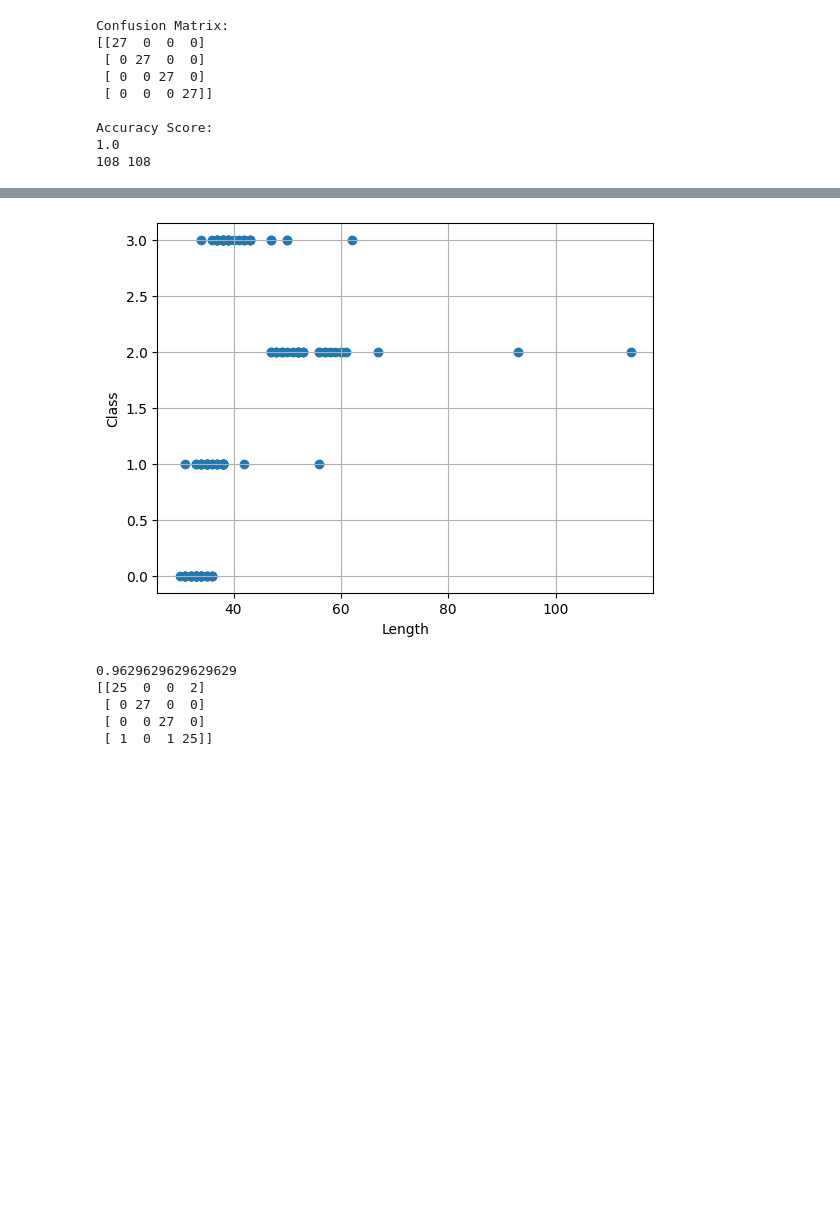
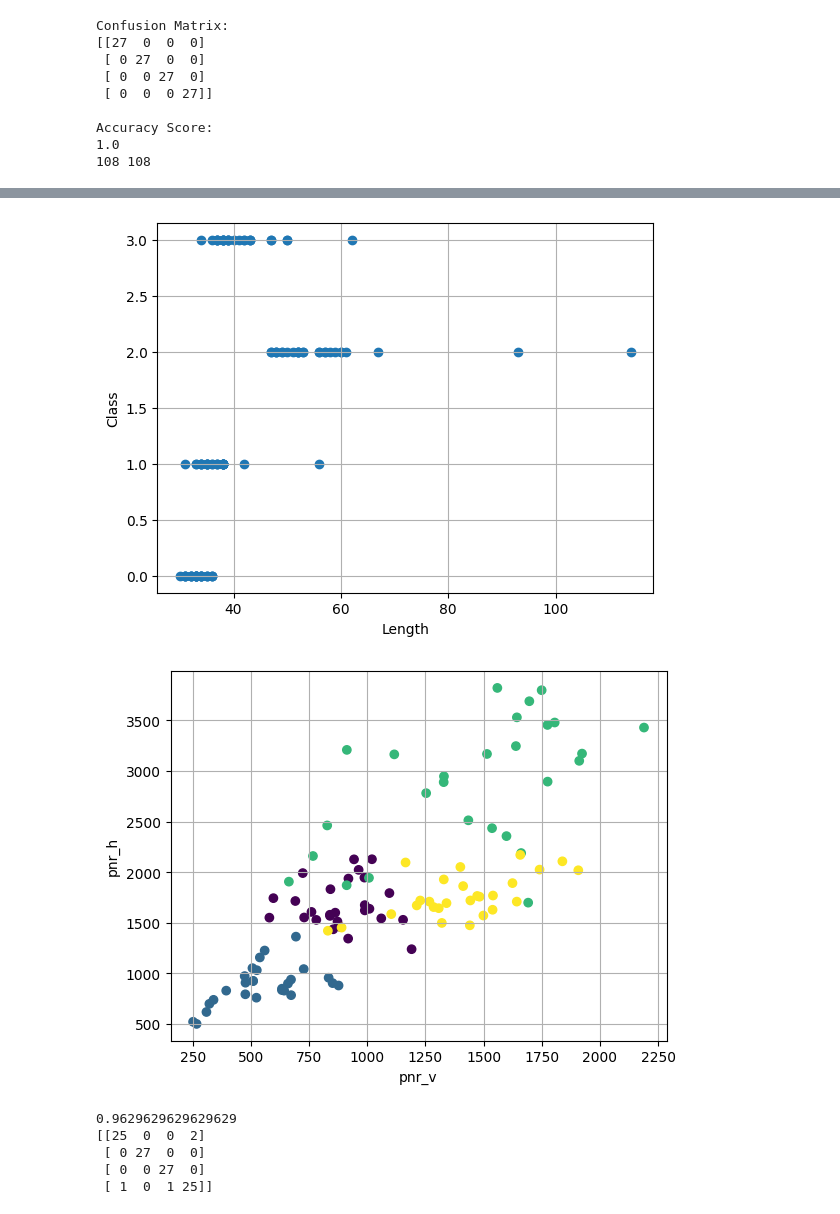
Before and after one commit to JasonSchultzz/engr418, a Jupyter notebook: project/Group_5_stage_2.ipynb, the cells around one changed output, grey strips where cells are left out. Saved outputs shown, nothing was run; the diff lists cells and outputs as text; code cells hidden in the pictures; blank space fills up the shorter version.

```diff
--- a/project/Group_5_stage_2.ipynb
+++ b/project/Group_5_stage_2.ipynb
@@ -152,7 +152,7 @@ def evaluate_model_metrics(true_labels, predicted_labels) -> None:
     print("\nAccuracy Score:")
     print(accuracy_score(true_labels, predicted_labels))
 
-def process_image(image_array, edge_thresh, peak_threshold, im_width, im_length):
+def process_image(image_array, edge_thresh, im_width, im_length):
     image_array = (image_array - np.min(image_array))*255/(np.max(image_array) - np.min(image_array))
     im = Image.fromarray(image_array.reshape(im_width,im_length)).convert('L')
 
@@ -163,9 +163,7 @@ def process_image(image_array, edge_thresh, peak_threshold, im_width, im_length)
     edges_array_scaled = edges_array.copy()[1:im_width-1,1:im_length-1]
     edges_array_scaled[edges_array_scaled < edge_thresh] = 0
 
-    best_angle_v = 0
     best_angle_h = 0
-    max_sum_v = 0
     max_sum_h = 0
 
     M = 2
@@ -183,9 +181,6 @@ def process_image(image_array, edge_thresh, peak_threshold, im_width, im_length)
         peak_v = np.max(np.abs(convolved_v))
         peak_h = np.max(np.abs(convolved_h))
 
-        if peak_v > max_sum_v:
-            max_sum_v = peak_v
-            best_angle_v = angle
         if peak_h > max_sum_h:
             max_sum_h = peak_h
             best_angle_h = angle
@@ -227,14 +222,11 @@ def process_image(image_array, edge_thresh, peak_threshold, im_width, im_length)
 
     peak_v = np.max(np.abs(edges_v))
     peak_h = np.max(np.abs(edges_h))
-    sd_v = np.sqrt(np.var(edges_v[np.abs(edges_v)< peak_threshold*peak_v]))
-    sd_h = np.sqrt(np.var(edges_h[np.abs(edges_h)< peak_threshold*peak_h]))
 
     x = np.array([peak_v, peak_h])
     ratio = vertical_width/horizontal_width
     area = vertical_width*horizontal_width
     length = vertical_width+horizontal_width
-    #features = np.concatenate((x, [ratio]))
 
     return x, ratio, area , length
 # %%
@@ -278,13 +270,12 @@ Accuracy Score:
 108 108
 # %%
 ET = 35  # edge threshold
-PT = 0.9  # peak threshold
 
 # Adjust the shape of edge_features_train to have 3 columns: 2 for x and 1 for ratio
 edge_features_train = np.empty((P_train, 5))
 
 for i in range(P_train):
-    x, ratio, area, length = process_image(x_train[i, :], ET, PT, im_width, im_length)
+    x, ratio, area, length = process_image(x_train[i, :], ET, im_width, im_length)
     edge_features_train[i, :2] = x  # Store the 2 elements of x in the first two columns
     edge_features_train[i, 2] = ratio  # Store the ratio in the third column
     edge_features_train[i, 3] = area
@@ -303,39 +294,40 @@ plt.ylabel('Class')
 plt.grid(1)
 plt.show()
 
 plt.scatter(edge_features_train[:,3],y_train)
 plt.xlabel('Area')
 plt.ylabel('Class')
 plt.grid(1)
 plt.show()
 
 plt.scatter(edge_features_train[:,4],y_train)
 plt.xlabel('Length')
 plt.ylabel('Class')
 plt.grid(1)
 plt.show()
 
 
 # Adjust the shape of edge_features_train to have 3 columns: 2 for x and 1 for ratio
 edge_features_test = np.empty((P_test, 5))
 
 for i in range(P_test):
-    x, ratio,area, length = process_image(x_test[i, :], ET, PT, im_width, im_length)
+    x, ratio,area, length = process_image(x_test[i, :], ET, im_width, im_length)
     edge_features_test[i, :2] = x  # Store the 2 elements of x in the first two columns
     edge_features_test[i, 2] = ratio  # Store the ratio in the third column
     edge_features_test[i,3] = area
     edge_features_test[i,4] = length
 
-# plt.scatter(edge_features_test[:,0], edge_features_test[:,1], c = y_test)
-# plt.xlabel('pnr_v')
-# plt.ylabel('pnr_h')
-# plt.grid(1)
-# plt.show()
+plt.scatter(edge_features_test[:,0], edge_features_test[:,1], c = y_test)
+plt.xlabel('pnr_v')
+plt.ylabel('pnr_h')
+plt.grid(1)
+plt.show()
 # %% [output]
 [figure]
 [figure]
 [figure]
 [figure]
+[figure, added]
 # %%
 # train logistic regression model and test it
 model = LogisticRegression(max_iter=5000)
```
